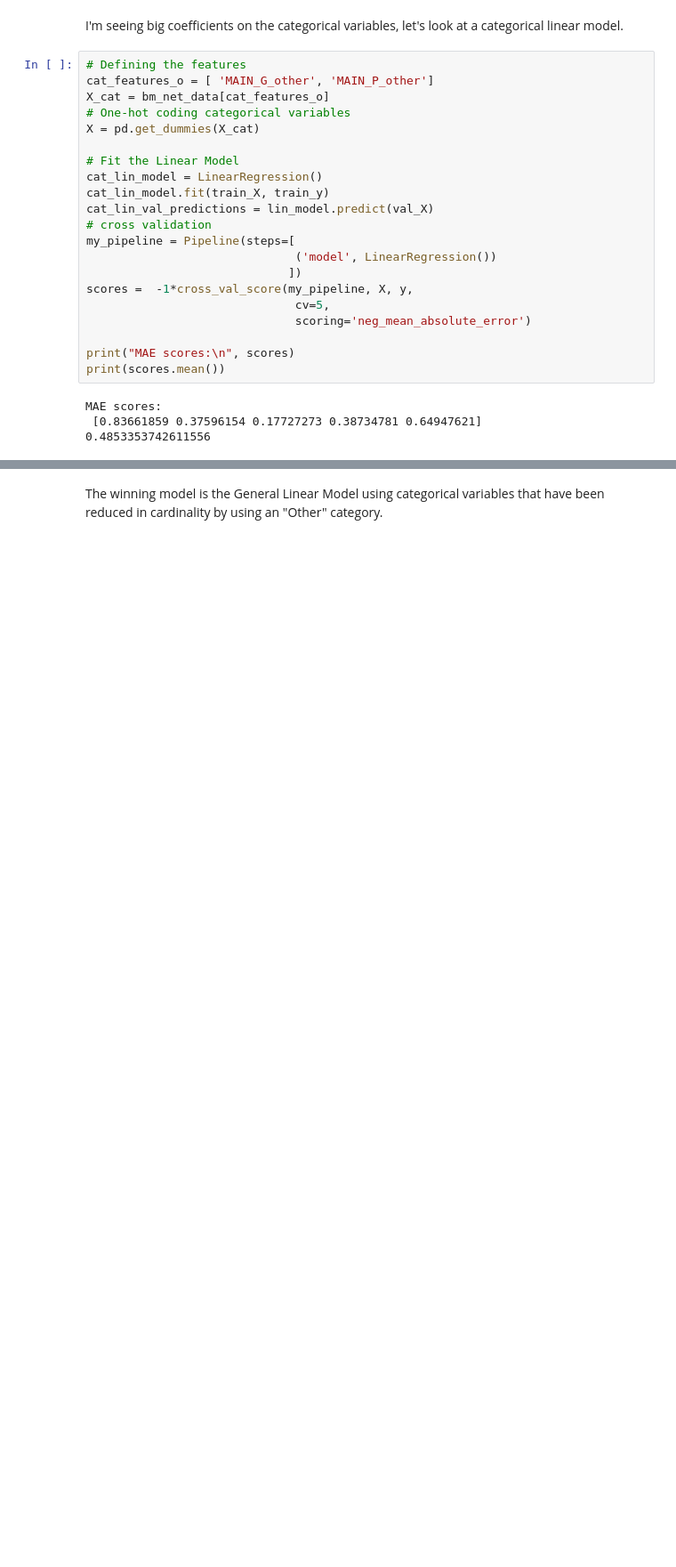
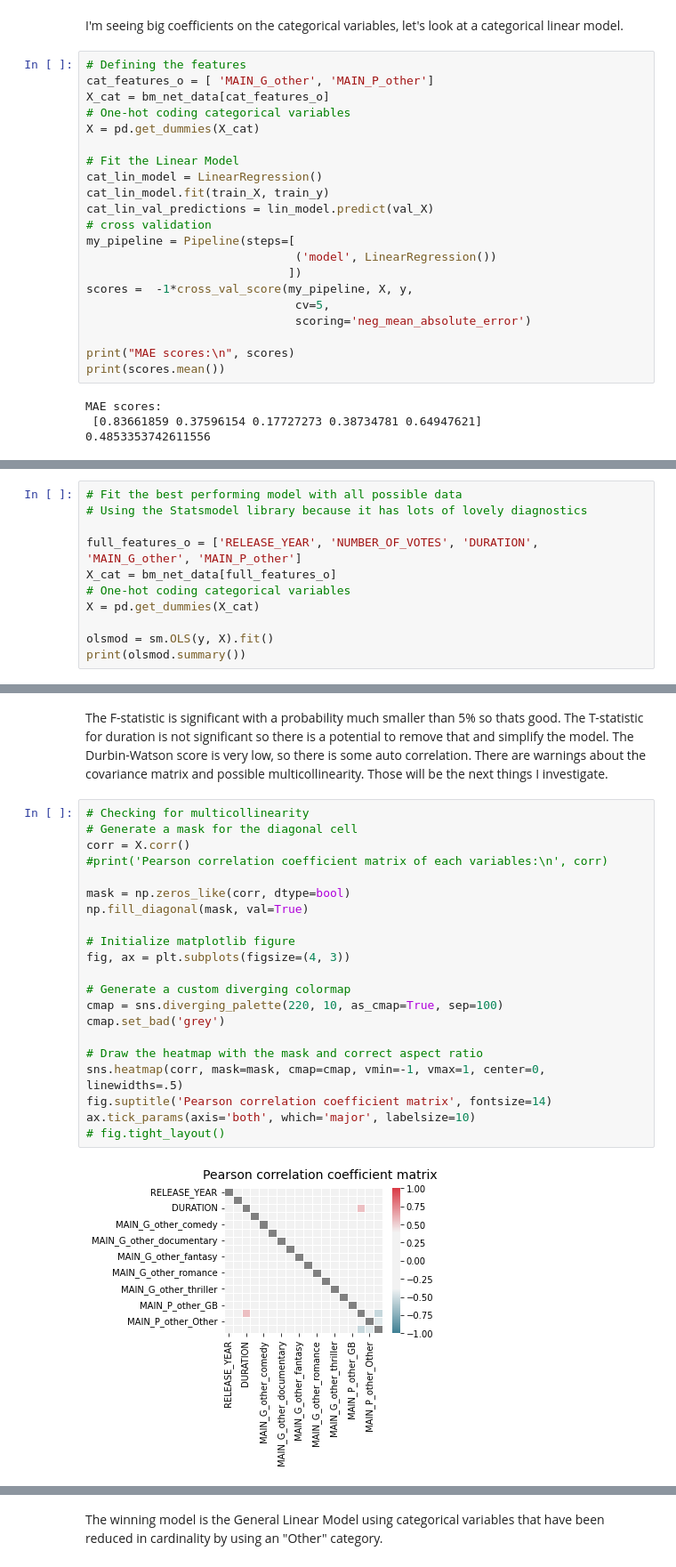
Before and after one commit to leiayoung/lny-sharing, a Jupyter notebook: netflix-exploration.ipynb, the cells around one changed output, grey strips where cells are left out. Shown at 89% size. Cells and saved outputs as stored; diff of their text form; blank space fills up the shorter version.

```diff
--- a/netflix-exploration.ipynb
+++ b/netflix-exploration.ipynb
@@ -875,0 +882,11 @@ Step in the wrong direction.
+# %%
+# Fit the best performing model with all possible data
+# Using the Statsmodel library because it has lots of lovely diagnostics
+
+full_features_o = ['RELEASE_YEAR', 'NUMBER_OF_VOTES', 'DURATION', 'MAIN_G_other', 'MAIN_P_other']
+X_cat = bm_net_data[full_features_o]
+# One-hot coding categorical variables
+X = pd.get_dummies(X_cat)
+
+olsmod = sm.OLS(y, X).fit()
+print(olsmod.summary())
@@ -875,0 +911,25 @@ Step in the wrong direction.
+# %% [markdown]
+The F-statistic is significant with a probability much smaller than 5% so thats good. The T-statistic for duration is not significant so there is a potential to remove that and simplify the model. The Durbin-Watson score is very low, so there is some auto correlation. There are warnings about the covariance matrix and possible multicollinearity. Those will be the next things I investigate.
+# %%
+# Checking for multicollinearity
+# Generate a mask for the diagonal cell
+corr = X.corr()
+#print('Pearson correlation coefficient matrix of each variables:\n', corr)
+
+mask = np.zeros_like(corr, dtype=bool)
+np.fill_diagonal(mask, val=True)
+
+# Initialize matplotlib figure
+fig, ax = plt.subplots(figsize=(4, 3))
+
+# Generate a custom diverging colormap
+cmap = sns.diverging_palette(220, 10, as_cmap=True, sep=100)
+cmap.set_bad('grey')
+
+# Draw the heatmap with the mask and correct aspect ratio
+sns.heatmap(corr, mask=mask, cmap=cmap, vmin=-1, vmax=1, center=0, linewidths=.5)
+fig.suptitle('Pearson correlation coefficient matrix', fontsize=14)
+ax.tick_params(axis='both', which='major', labelsize=10)
+# fig.tight_layout()
+# %% [output]
+[figure, added]
```
Also changed, not shown: parts of 18 cells of this notebook.
